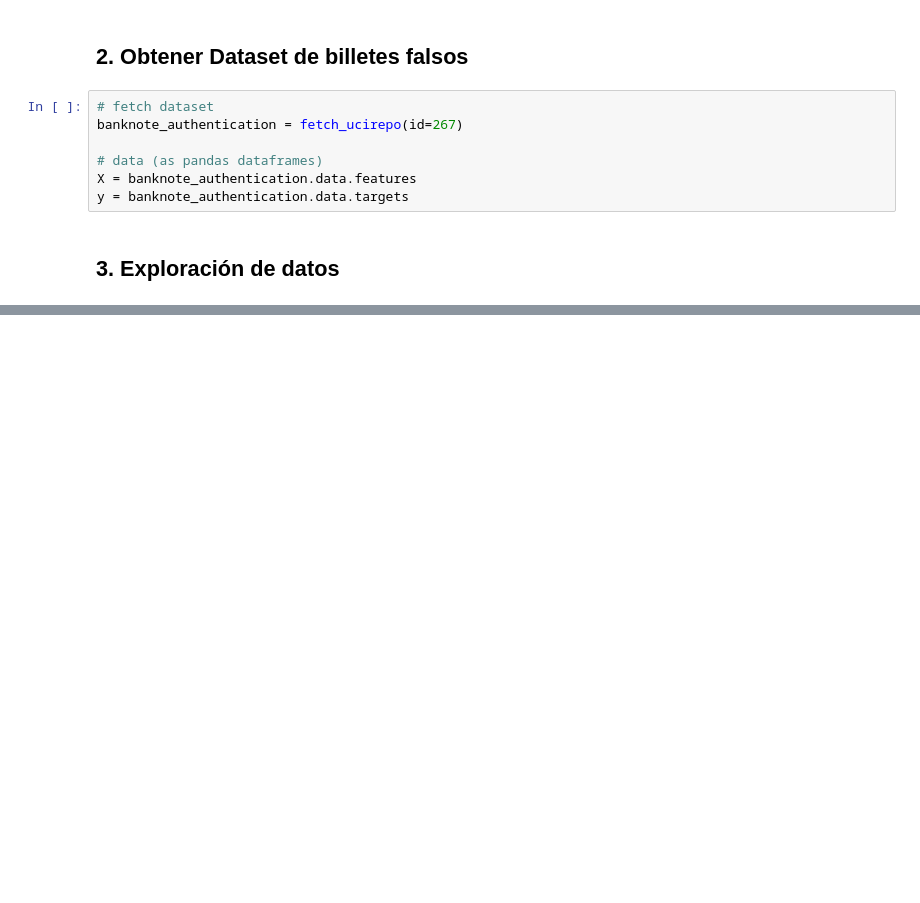
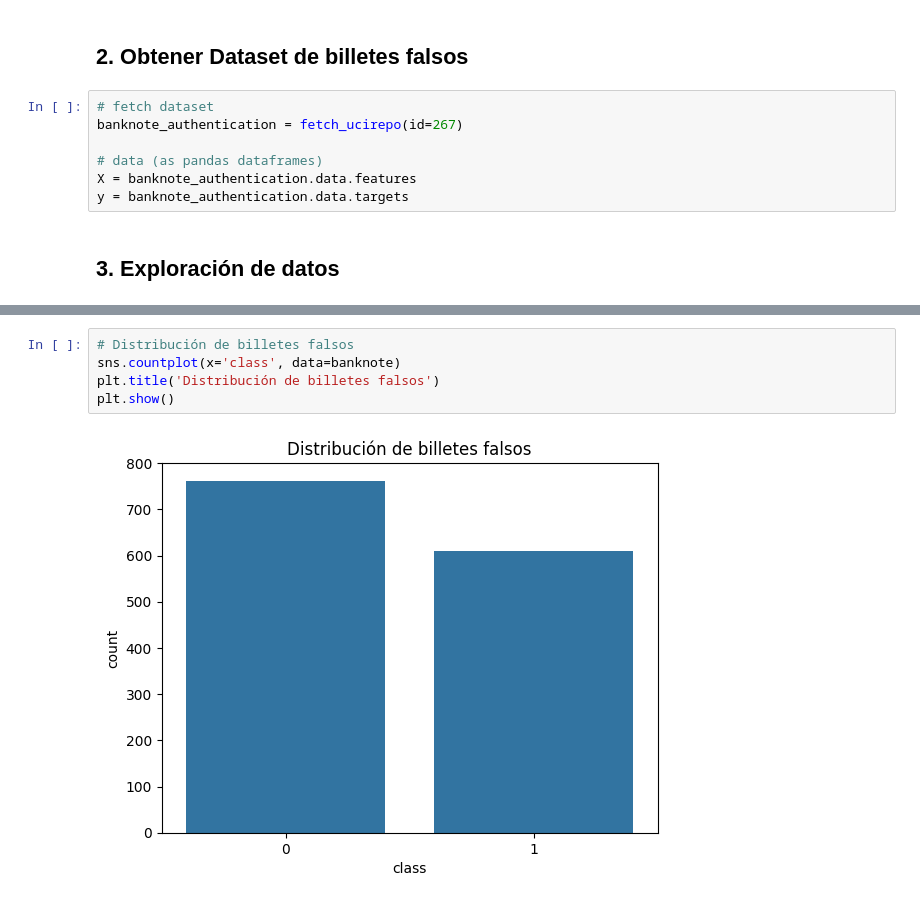
Before and after one commit to G10v4l4rc0n/Tarea2_MachineLearning, a Jupyter notebook: Tarea_2_ML_Clustering.ipynb, the cells around one changed output, grey strips where cells are left out. Saved outputs shown, nothing was run; the diff lists cells and outputs as text; blank space fills up the shorter version.

```diff
--- a/Tarea_2_ML_Clustering.ipynb
+++ b/Tarea_2_ML_Clustering.ipynb
@@ -28,0 +97,7 @@ banknote.head()
+# %%
+# Distribución de billetes falsos
+sns.countplot(x='class', data=banknote)
+plt.title('Distribución de billetes falsos')
+plt.show()
+# %% [output]
+[figure, added]
```
Also changed, not shown: parts of 4 cells of this notebook.
